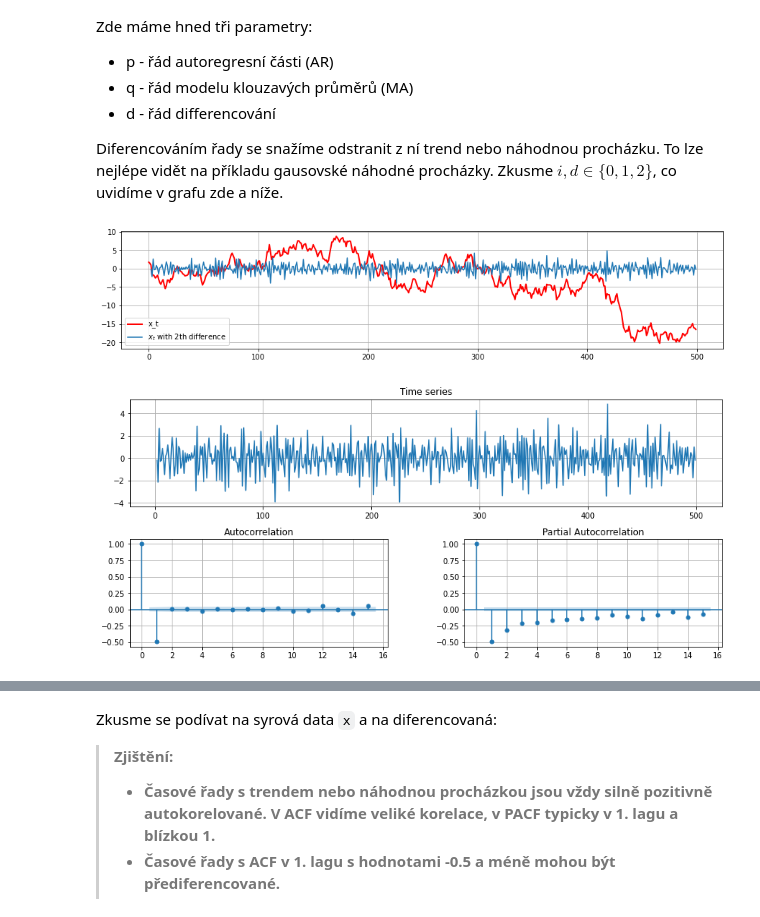
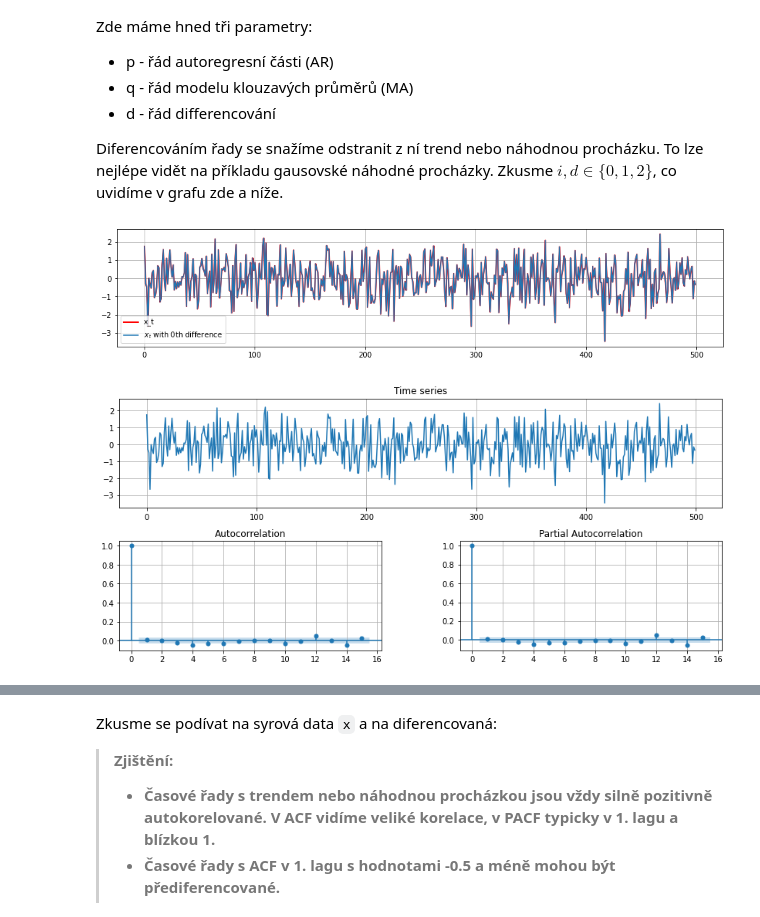
Before and after one commit to kamil-dedecius/mi-scr, a Jupyter notebook: prednasky/4.ipynb, the cells around one changed output, grey strips where cells are left out. Cells and saved outputs as stored; diff of their text form; code cells hidden in the pictures.

```diff
--- a/prednasky/4.ipynb
+++ b/prednasky/4.ipynb
@@ -110,24 +110,23 @@ Nyní se podíváme blíže na modely ARIMA (AutoRegressive Integrated Moving Av
 Diferencováním řady se snažíme odstranit z ní trend nebo náhodnou procházku. To lze nejlépe vidět na příkladu gausovské náhodné procházky. Zkusme $i,d\in\{0,1,2\}$, co uvidíme v grafu zde a níže.
 # %%
 ndat = 500
-i = 1                ### řád integrování: 0 = bílý šum, 1 = procházka, 2 = :)
-d = 2                ### řád diferencování - d=i -> bílý šum
+i = 0                ### řád integrování: 0 = bílý šum, 1 = procházka, 2 = :)
+d = 0                ### řád diferencování - d=i -> bílý šum
 
 np.random.seed(11)
 x = np.random.normal(size=ndat)
 for _ in range(i):
     x = np.cumsum(x)
 df = pd.DataFrame({'x': x})
 df_diff = df.copy()
 for _ in range(d):
     df_diff['x'] = df_diff['x'].diff()
 plt.figure(figsize=(15,3))
 plt.plot(df['x'], 'r', lw=2, label='x_t')
 plt.plot(df_diff['x'], label=rf'$x_t$ with {d}th difference')
 plt.legend()
 plt.show()
 tsplot(df_diff['x'].dropna())
-plt.savefig('/tmp/pozadi.png')
 # %% [output]
-[figure, old version]
+[figure, new version]
-[figure, old version]
+[figure, new version]
```
Also changed, not shown: parts of 2 cells of this notebook.
